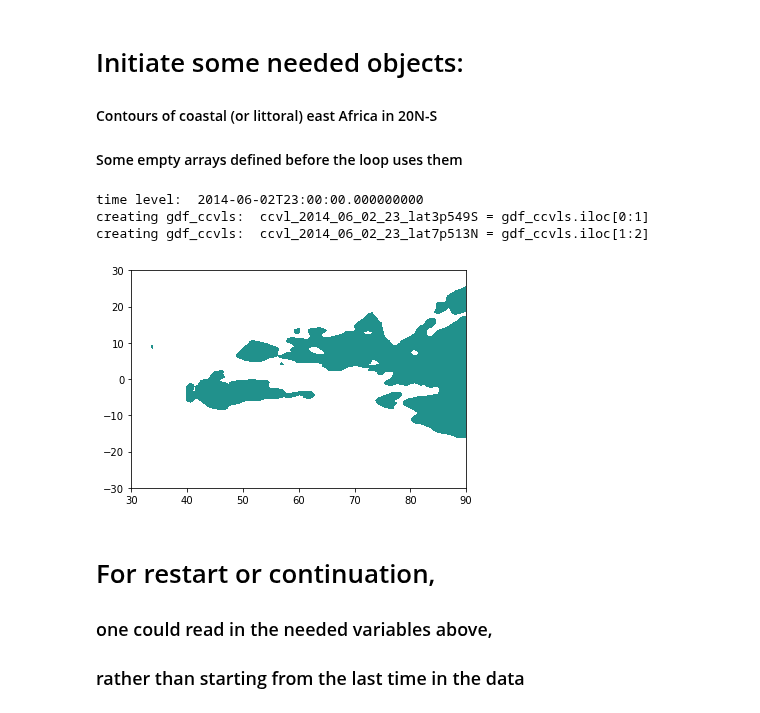
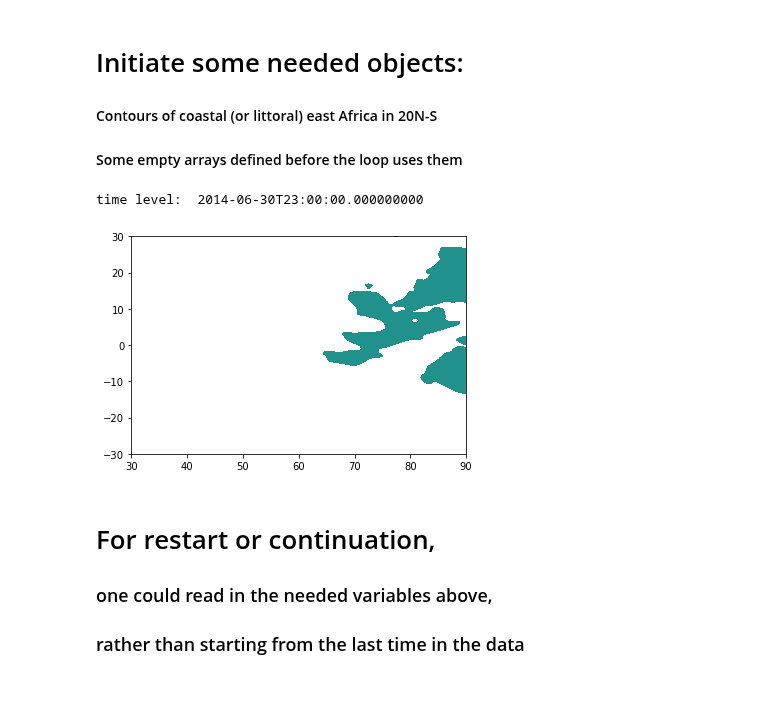
Before and after one commit to snigsam/VaporLakes, a Jupyter notebook: Track_Lakes_Back_GeoPandas.ipynb, the cells around one changed output. Cells and saved outputs as stored; diff of their text form; code cells hidden in the pictures.

```diff
--- a/Track_Lakes_Back_GeoPandas.ipynb
+++ b/Track_Lakes_Back_GeoPandas.ipynb
@@ -100,7 +94,8 @@ ccvls_stats = [] # empty, to collect the stats of ccvls
 # Open the virtual (time series) dataset in xarray
 # MERRA2_400.inst1_2d_asm_Nx.20140601.SUB.nc
 
-files = glob(data_dir+'MERRA2_400.inst1_2d_asm_Nx.2014060[1,2].SUB.nc')
+#files = glob(data_dir+'MERRA2_400.inst1_2d_asm_Nx.2014060[1,2].SUB.nc') # two days
+files = glob(data_dir+      'MERRA2_400.inst1_2d_asm_Nx.201406*.SUB.nc') # a month
              #+glob('*2015*')+glob('*2016*')
 cwv_data = xr.open_mfdataset(files) # merging data files in one
 
@@ -135,37 +130,35 @@ timestring = pd.to_datetime(str(yyyymmddhh)).strftime('%Y_%m_%d_%H')
 centlats = gdf_ccvls.geometry.centroid.y
 
 # need tag to be a string with special characters (- nor .)
 # use N/S rather than dash for sign, and p for "point" in meanlat
 # carry 5 characters of abs(meanlat), plenty enough to be unique
 NS = ['N','S']
 ccvltags = [  timestring+'_lat'+ str(abs(centlats[i]))[:5]   for i in range(len(centlats)) ]
 ccvltags = [ ccvltags[i] + NS[ int(centlats[i]<0) ]   for i in range(len(centlats)) ]
 ccvltags = [ ccvltags[i].replace('.','p') for i in range(len(ccvltags)) ]
 
 gdf_ccvls['tag'] = ccvltags
 
 # Initialize a GDF for each CCVL
 ### so that shapes at other times can be appended within the time loop
 
 # Clever trick exec(command), that's how tag can be used as a variable name
 
 ## HUGE HEADACHE with append()
 ## I have to subset using two-index range [0:1] to make it work
 ## actually, transposing may suffice, .to_frame().T, but this works.
 ## to make this work: ccvl_2014_05_15_23_lat5p382S.append(ccvl_2014_05_15_23_lat5p577S)
 
 for i in range(len(gdf_ccvls)):
     command = 'ccvl_' + gdf_ccvls.iloc[i].tag + ' = gdf_ccvls.iloc[' +str(i)+':'+str(i+1)+']'
     print('creating gdf_ccvls: ', command)
     exec(command) # creates new gdf for each tag, ready to append
     # example:
     # ccvl_2014_05_15_23_lat5p382S = gdf_ccvls.iloc[0:1]
     # creating gdf:  ccvl_2014_06_09_07_lat4p676N = gdf_newccvl.to_frame().T
 # %% [output]
-time level:  2014-06-02T23:00:00.000000000
-creating gdf_ccvls:  ccvl_2014_06_02_23_lat3p549S = gdf_ccvls.iloc[0:1]
-creating gdf_ccvls:  ccvl_2014_06_02_23_lat7p513N = gdf_ccvls.iloc[1:2]
+time level:  2014-06-30T23:00:00.000000000
-[figure, old version]
+[figure, new version]
 # %% [markdown]
 # For restart or continuation,
 ### one could read in the needed variables above,
```
Also changed, not shown: parts of 6 cells of this notebook.
